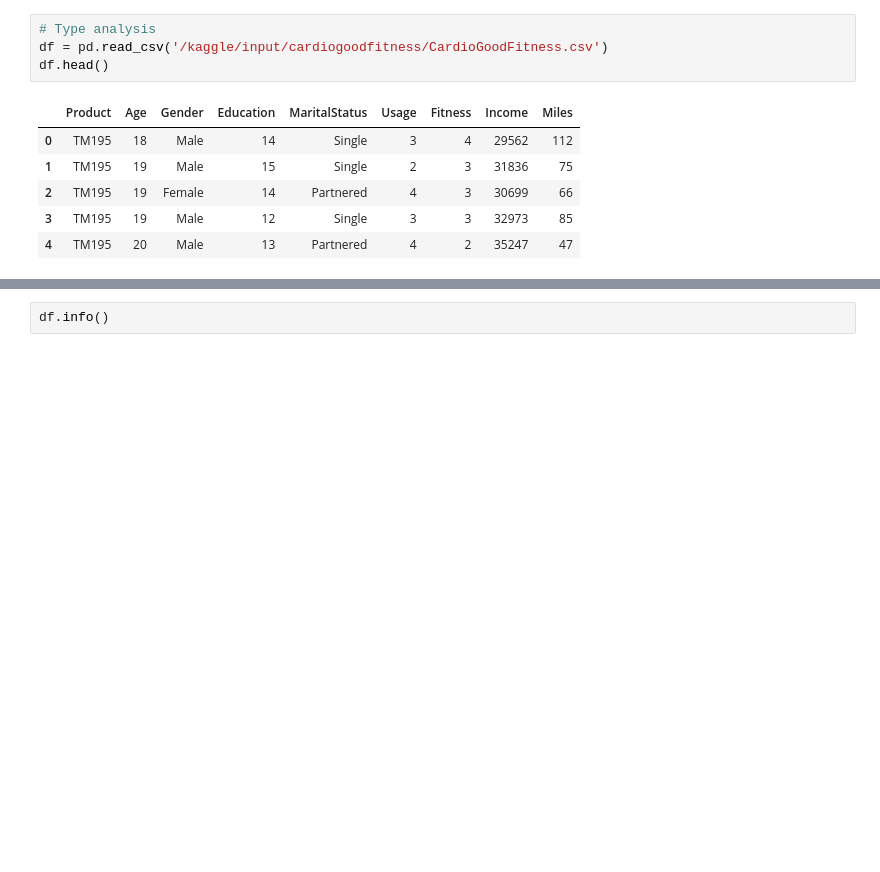
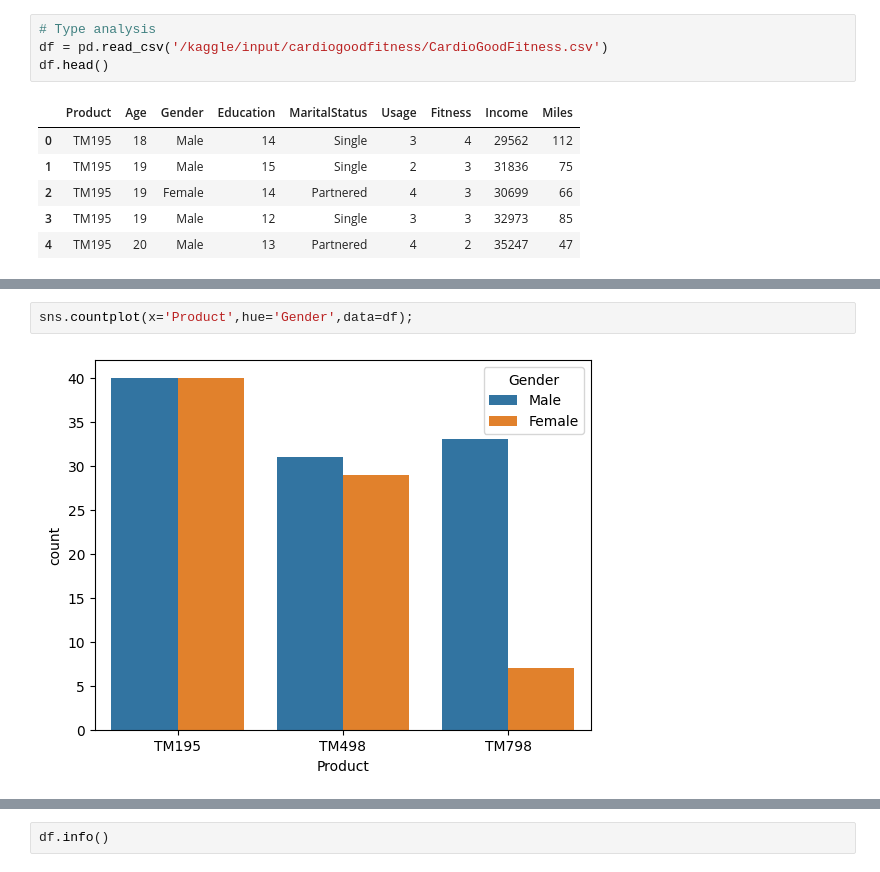
Before and after one commit to bcvilnrotter/kaggle-repos, a Jupyter notebook: cardiogoodfitness.ipynb, the cells around one changed output, grey strips where cells are left out. Cells and saved outputs as stored; diff of their text form; blank space fills up the shorter version.

```diff
--- a/cardiogoodfitness.ipynb
+++ b/cardiogoodfitness.ipynb
@@ -64,0 +91,4 @@ df.head()
+# %%
+sns.countplot(x='Product',hue='Gender',data=df);
+# %% [output]
+[figure, added]
```
Also changed, not shown: parts of 11 cells of this notebook.
